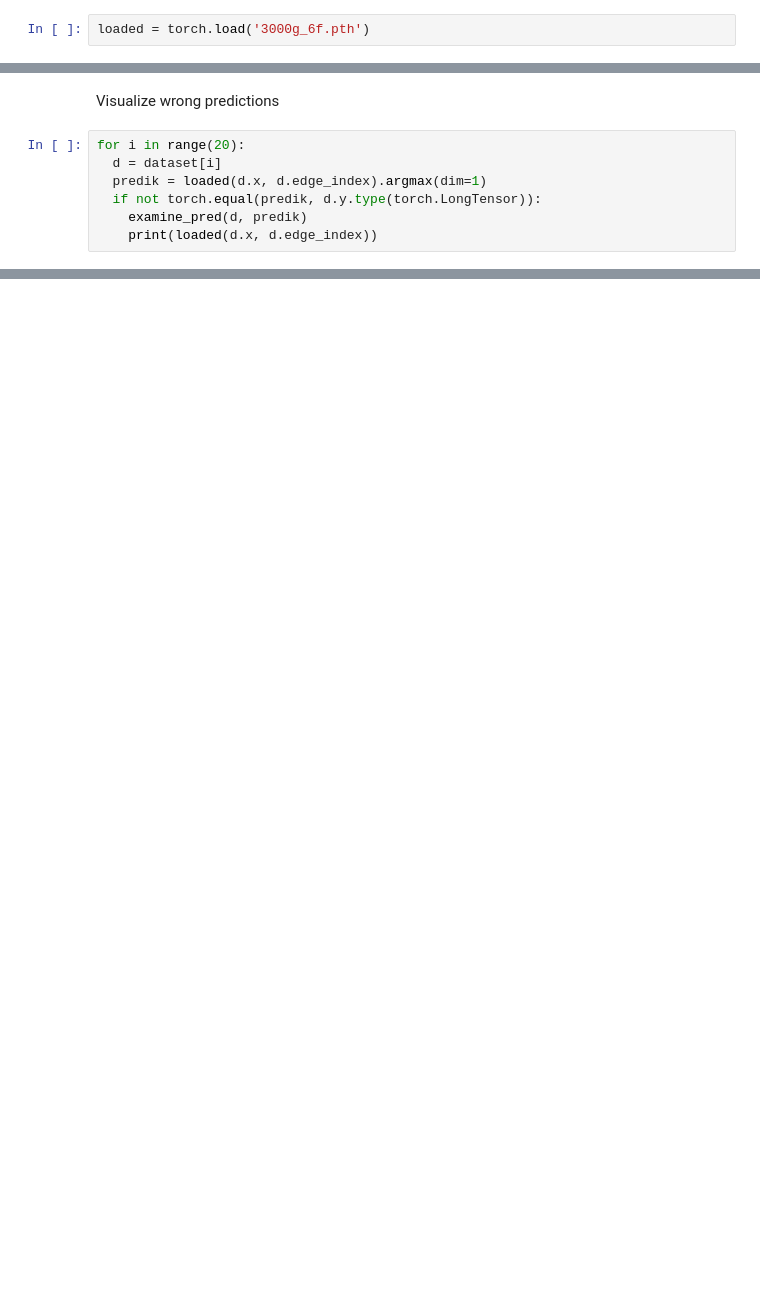
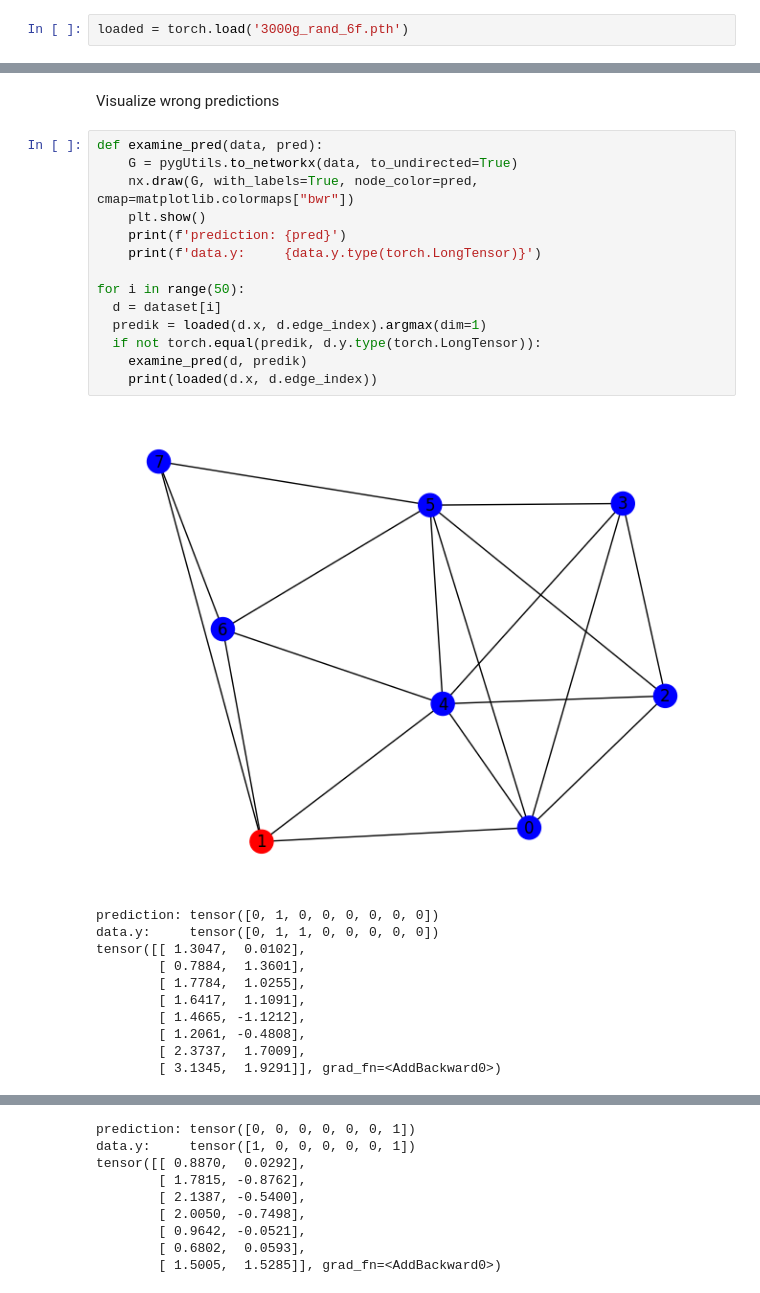
Before and after one commit to mkozlik/MIDS-GNN, a Jupyter notebook: MIDS_GNN_clean.ipynb, the cells around one changed output, grey strips where cells are left out. Drawn from its saved outputs; the diff is of its cells as text; blank space fills up the shorter version.

```diff
--- a/MIDS_GNN_clean.ipynb
+++ b/MIDS_GNN_clean.ipynb
@@ -380,5 +398,5 @@ torch.save(model, '3000g_6f.pth')
 # %%
-loaded = torch.load('3000g_6f.pth')
+loaded = torch.load('3000g_rand_6f.pth')
 # %% [markdown]
 Testing a loaded model
 # %%
@@ -404,9 +424,28 @@ test(loader)
 # %% [markdown]
 Visualize wrong predictions
 # %%
-for i in range(20):
+def examine_pred(data, pred):
+    G = pygUtils.to_networkx(data, to_undirected=True)
+    nx.draw(G, with_labels=True, node_color=pred, cmap=matplotlib.colormaps["bwr"])
+    plt.show()
+    print(f'prediction: {pred}')
+    print(f'data.y:     {data.y.type(torch.LongTensor)}')
+
+for i in range(50):
   d = dataset[i]
   predik = loaded(d.x, d.edge_index).argmax(dim=1)
   if not torch.equal(predik, d.y.type(torch.LongTensor)):
     examine_pred(d, predik)
     print(loaded(d.x, d.edge_index))
+# %% [output]
+[figure, added]
+prediction: tensor([0, 1, 0, 0, 0, 0, 0, 0])
+data.y:     tensor([0, 1, 1, 0, 0, 0, 0, 0])
+tensor([[ 1.3047,  0.0102],
+        [ 0.7884,  1.3601],
+        [ 1.7784,  1.0255],
+        [ 1.6417,  1.1091],
+        [ 1.4665, -1.1212],
+        [ 1.2061, -0.4808],
+        [ 2.3737,  1.7009],
+        [ 3.1345,  1.9291]], grad_fn=<AddBackward0>)
@@ -412,0 +453,9 @@ for i in range(20):
+prediction: tensor([0, 0, 0, 0, 0, 0, 1])
+data.y:     tensor([1, 0, 0, 0, 0, 0, 1])
+tensor([[ 0.8870,  0.0292],
+        [ 1.7815, -0.8762],
+        [ 2.1387, -0.5400],
+        [ 2.0050, -0.7498],
+        [ 0.9642, -0.0521],
+        [ 0.6802,  0.0593],
+        [ 1.5005,  1.5285]], grad_fn=<AddBackward0>)
```
Also changed, not shown: parts of 11 cells of this notebook.
